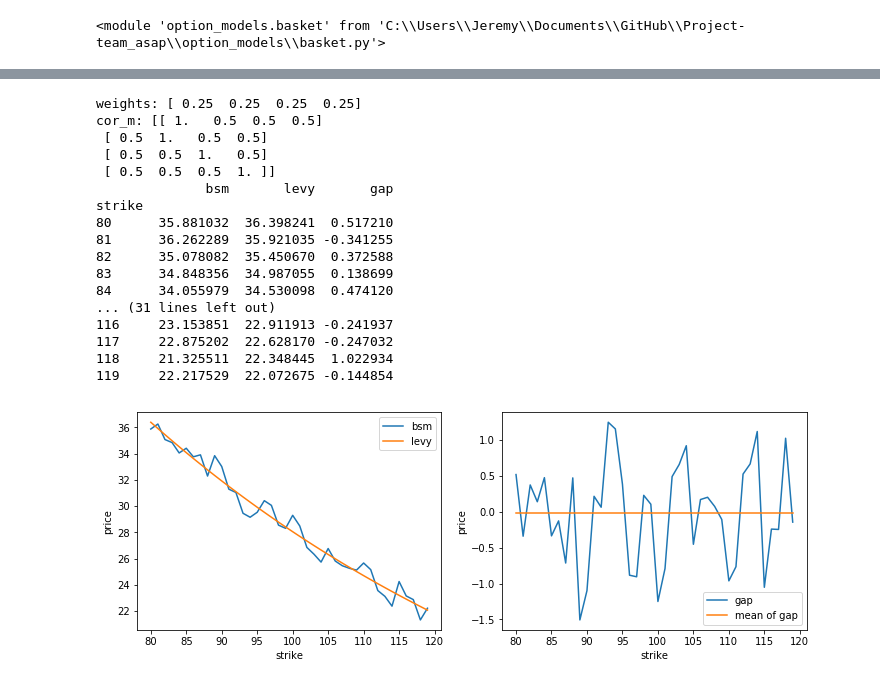
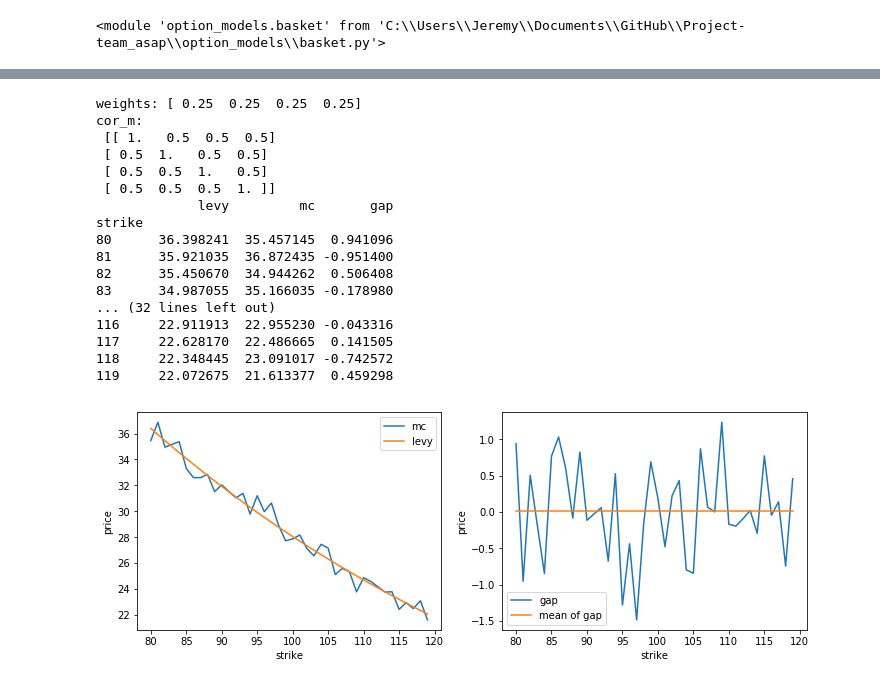
Before and after one commit to Chaney940/Project-team_asap, a Jupyter notebook: TestCode_BasketSpread.ipynb, the cells around one changed output, grey strips where cells are left out. Cells and saved outputs as stored; diff of their text form; code cells hidden in the pictures.

```diff
--- a/TestCode_BasketSpread.ipynb
+++ b/TestCode_BasketSpread.ipynb
@@ -88,25 +92,25 @@ intr = 0
 cor_m = 0.0001*np.identity(4) + 0.9999*np.ones((4,4))
 texp = 1
 
-print('weights:',weights);print('cor_m:',cor_m)
+print('weights:',weights);print('cor_m: \n',cor_m)
 
 strikeRange = np.arange(80,120,1)
-bsmList=[]
+mcList=[]
 levyList=[]
 
 for strike in strikeRange:
-    bsmList.append(basket.basket_price_mc(strike, spot, vol, weights, texp, cor_m, bsm=True))
+    mcList.append(basket.basket_price_mc(strike, spot, vol, weights, texp, cor_m, bsm=True))
     levyList.append(basket_Levy.basket_price_Levy(strike, spot, vol, weights, texp, cor_m))
 
-priceFrm=pd.DataFrame({'bsm':bsmList,'levy':levyList},index=strikeRange)
-priceFrm['gap']=priceFrm['levy']-priceFrm['bsm']
+priceFrm=pd.DataFrame({'mc':mcList,'levy':levyList},index=strikeRange)
+priceFrm['gap']=priceFrm['levy']-priceFrm['mc']
 priceFrm.index.name='strike'
 print (priceFrm)
 
 fig=plt.figure(figsize=(12,4))
 ax1=fig.add_subplot(1,2,1)
 ax2=fig.add_subplot(1,2,2)
-ax1.plot(strikeRange,bsmList,label='bsm')
+ax1.plot(strikeRange,mcList,label='mc')
 ax1.plot(strikeRange,levyList,label='levy')
 ax2.plot(strikeRange,priceFrm.gap,label='gap')
 ax2.plot(strikeRange,[np.mean(priceFrm.gap)]*len(strikeRange),label='mean of gap')
@@ -157,23 +161,23 @@ price = 8.5132252
 print('weights:',weights);print('cor_m:',cor_m)
 
 np.random.seed(123456)
-strikeRange = np.arange(0,500,1)
-bsmList=[]
+strikeRange = np.arange(1,500,1)
+mcList=[]
 levyList=[]
 
 for strike in strikeRange:
-    bsmList.append(basket.basket_price_mc(strike, spot, vol, weights, texp, cor_m, bsm=True))
+    mcList.append(basket.basket_price_mc(strike, spot, vol, weights, texp, cor_m, bsm=True))
     levyList.append(basket_Levy.basket_price_Levy(strike, spot, vol, weights, texp, cor_m))
 
-priceFrm=pd.DataFrame({'bsm':bsmList,'levy':levyList},index=strikeRange)
-priceFrm['gap']=priceFrm['levy']-priceFrm['bsm']
+priceFrm=pd.DataFrame({'mc':mcList,'levy':levyList},index=strikeRange)
+priceFrm['gap']=priceFrm['levy']-priceFrm['mc']
 priceFrm.index.name='strike'
 print (priceFrm)
 
 fig=plt.figure(figsize=(12,4))
 ax1=fig.add_subplot(1,2,1)
 ax2=fig.add_subplot(1,2,2)
-ax1.plot(strikeRange,bsmList,label='bsm')
+ax1.plot(strikeRange,mcList,label='mc')
 ax1.plot(strikeRange,levyList,label='levy')
 ax2.plot(strikeRange,priceFrm.gap,label='gap')
 ax2.plot(strikeRange,[np.mean(priceFrm.gap)]*len(strikeRange),label='mean of gap')
@@ -221,53 +222,53 @@ price = 28.0073695
 # %%
 # MC price based on normal model
 # make sure that the prices are similar
-print('weights:',weights);print('cor_m:',cor_m)
+print('weights:',weights);print('cor_m: \n',cor_m)
 
 strikeRange = np.arange(80,120,1)
-bsmList=[]
+mcList=[]
 levyList=[]
 
 for strike in strikeRange:
-    bsmList.append(basket.basket_price_mc(strike, spot, vol, weights, texp, cor_m, bsm=True))
+    mcList.append(basket.basket_price_mc(strike, spot, vol, weights, texp, cor_m, bsm=True))
     levyList.append(basket_Levy.basket_price_Levy(strike, spot, vol, weights, texp, cor_m))
 
-priceFrm=pd.DataFrame({'bsm':bsmList,'levy':levyList},index=strikeRange)
-priceFrm['gap']=priceFrm['levy']-priceFrm['bsm']
+priceFrm=pd.DataFrame({'mc':bsmList,'levy':levyList},index=strikeRange)
+priceFrm['gap']=priceFrm['levy']-priceFrm['mc']
 priceFrm.index.name='strike'
 print (priceFrm)
 
 fig=plt.figure(figsize=(12,4))
 ax1=fig.add_subplot(1,2,1)
 ax2=fig.add_subplot(1,2,2)
-ax1.plot(strikeRange,bsmList,label='bsm')
+ax1.plot(strikeRange,bsmList,label='mc')
 ax1.plot(strikeRange,levyList,label='levy')
 ax2.plot(strikeRange,priceFrm.gap,label='gap')
 ax2.plot(strikeRange,[np.mean(priceFrm.gap)]*len(strikeRange),label='mean of gap')
 ax1.legend(loc='best')
 ax2.legend(loc='best')
 ax1.set_xlabel('strike')
 ax2.set_xlabel('strike')
 ax1.set_ylabel('price')
 ax2.set_ylabel('price')
 plt.show()
 
 #we can see the levy method much less volatile than bsm model when the vol gets higher
 # %% [output]
 weights: [ 0.25  0.25  0.25  0.25]
-cor_m: [[ 1.   0.5  0.5  0.5]
+cor_m:
+ [[ 1.   0.5  0.5  0.5]
  [ 0.5  1.   0.5  0.5]
  [ 0.5  0.5  1.   0.5]
  [ 0.5  0.5  0.5  1. ]]
-              bsm       levy       gap
+             levy         mc       gap
 strike
-80      35.881032  36.398241  0.517210
-81      36.262289  35.921035 -0.341255
-82      35.078082  35.450670  0.372588
-83      34.848356  34.987055  0.138699
-84      34.055979  34.530098  0.474120
-... (31 lines left out)
-116     23.153851  22.911913 -0.241937
-117     22.875202  22.628170 -0.247032
-118     21.325511  22.348445  1.022934
-119     22.217529  22.072675 -0.144854
+80      36.398241  35.457145  0.941096
+81      35.921035  36.872435 -0.951400
+82      35.450670  34.944262  0.506408
+83      34.987055  35.166035 -0.178980
+... (32 lines left out)
+116     22.911913  22.955230 -0.043316
+117     22.628170  22.486665  0.141505
+118     22.348445  23.091017 -0.742572
+119     22.072675  21.613377  0.459298
-[figure, old version]
+[figure, new version]
```
Also changed, not shown: parts of 4 cells of this notebook, 1 other file.
